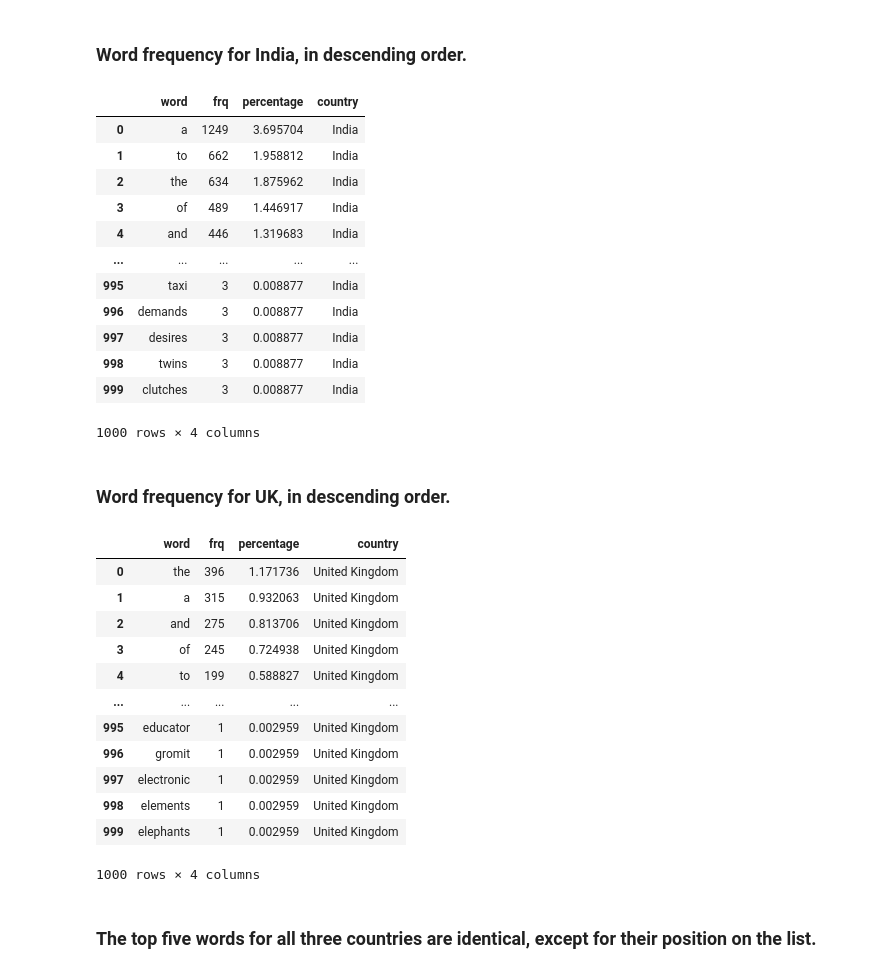
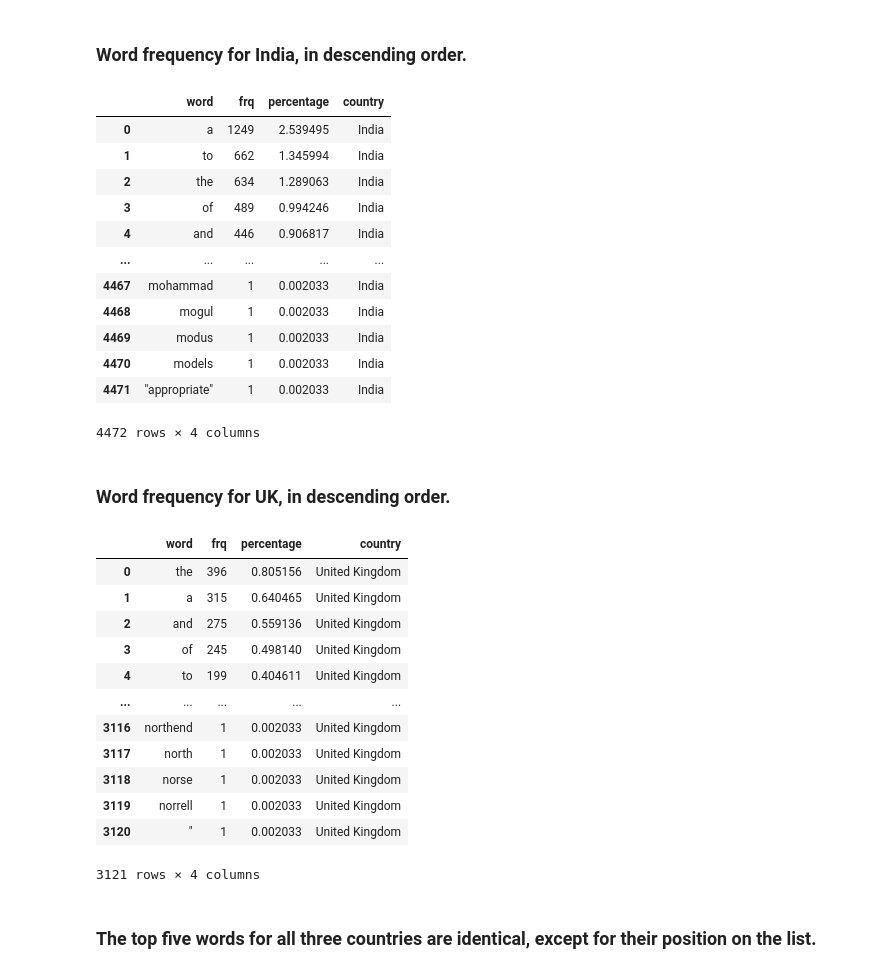
Before and after one commit to jAndrewtomich/Netflix-Data-Analysis, a Jupyter notebook: netflix_data_analysis1.ipynb, the cells around one changed output. Saved outputs shown, nothing was run; the diff lists cells and outputs as text; code cells hidden in the pictures.

```diff
--- a/netflix_data_analysis1.ipynb
+++ b/netflix_data_analysis1.ipynb
@@ -513,7 +518,7 @@ desc_words_df2 = pd.DataFrame(desc_word_list2, columns=['word'])
 desc_words_grp2 = pd.DataFrame(desc_words_df2.groupby('word')['word'].count())
 desc_words_grp2 = desc_words_grp2.rename(columns={'word':'frq'})
 
-top_words_us = pd.DataFrame(desc_words_grp2.frq.sort_values(ascending=False).head(1000), columns=['frq'])
+top_words_us = pd.DataFrame(desc_words_grp2.frq.sort_values(ascending=False), columns=['frq'])
 top_words_us = top_words_us.reset_index() # reset_index() allows us to create a new index beginning from 0 and, ultimately, more easily drop unneccessary columns
 
 top_words_us['percentage'] = top_words_us.frq.map(lambda x: (x / top_words_us.frq.sum()) * 100)
@@ -539,43 +544,43 @@ top_words_us
 # %%
 netflix_india_df = netflix_df[netflix_df.country == 'India']
 
 desc_list3 = []
 for desc in netflix_india_df.description:
     desc = desc.lower()
     desc_list3.append(desc.replace('_', ' ').replace(', ', ' ').replace('.', ' ').replace('-', ' ').split())
 
 desc_word_list3 = []
 for desc in desc_list3:
     for word in desc:
         desc_word_list3.append(word.strip())
 
 desc_word_pd3 = pd.DataFrame(desc_word_list3, columns=['word'])
 
 desc_words_df3 = pd.DataFrame(desc_word_list3, columns=['word'])
 desc_words_grp3 = pd.DataFrame(desc_words_df3.groupby('word')['word'].count())
 desc_words_grp3 = desc_words_grp3.rename(columns={'word':'frq'})
 
-top_words_india = pd.DataFrame(desc_words_grp3.frq.sort_values(ascending=False).head(1000), columns=['frq'])
+top_words_india = pd.DataFrame(desc_words_grp3.frq.sort_values(ascending=False), columns=['frq'])
 top_words_india = top_words_india.reset_index() # reset_index() allows us to create a new index beginning from 0 and, ultimately, more easily drop unneccessary columns
 
 top_words_india['percentage'] = top_words_india.frq.map(lambda x: (x / top_words_us.frq.sum()) * 100)
 top_words_india['country'] = 'India'
 
 top_words_india
 # %% [output]
 |  | word | frq | percentage | country |
-| 0 | a | 1249 | 3.695704 | India |
-| 1 | to | 662 | 1.958812 | India |
-| 2 | the | 634 | 1.875962 | India |
-| 3 | of | 489 | 1.446917 | India |
-| 4 | and | 446 | 1.319683 | India |
+| 0 | a | 1249 | 2.539495 | India |
+| 1 | to | 662 | 1.345994 | India |
+| 2 | the | 634 | 1.289063 | India |
+| 3 | of | 489 | 0.994246 | India |
+| 4 | and | 446 | 0.906817 | India |
 | ... | ... | ... | ... | ... |
-| 995 | taxi | 3 | 0.008877 | India |
-| 996 | demands | 3 | 0.008877 | India |
-| 997 | desires | 3 | 0.008877 | India |
-| 998 | twins | 3 | 0.008877 | India |
-| 999 | clutches | 3 | 0.008877 | India |
+| 4467 | mohammad | 1 | 0.002033 | India |
+| 4468 | mogul | 1 | 0.002033 | India |
+| 4469 | modus | 1 | 0.002033 | India |
+| 4470 | models | 1 | 0.002033 | India |
+| 4471 | "appropriate" | 1 | 0.002033 | India |
-1000 rows × 4 columns
+4472 rows × 4 columns
 # %% [markdown]
 ### Word frequency for UK, in descending order.
 # %%
@@ -597,7 +602,7 @@ desc_words_df4 = pd.DataFrame(desc_word_list4, columns=['word'])
 desc_words_grp4 = pd.DataFrame(desc_words_df4.groupby('word')['word'].count())
 desc_words_grp4 = desc_words_grp4.rename(columns={'word':'frq'})
 
-top_words_uk = pd.DataFrame(desc_words_grp4.frq.sort_values(ascending=False).head(1000), columns=['frq'])
+top_words_uk = pd.DataFrame(desc_words_grp4.frq.sort_values(ascending=False), columns=['frq'])
 top_words_uk = top_words_uk.reset_index() # reset_index() allows us to create a new index beginning from 0 and, ultimately, more easily drop unneccessary columns
 
 top_words_uk['percentage'] = top_words_uk.frq.map(lambda x: (x / top_words_us.frq.sum()) * 100)
@@ -606,18 +611,18 @@ top_words_uk['country'] = 'United Kingdom'
 top_words_uk
 # %% [output]
 |  | word | frq | percentage | country |
-| 0 | the | 396 | 1.171736 | United Kingdom |
-| 1 | a | 315 | 0.932063 | United Kingdom |
-| 2 | and | 275 | 0.813706 | United Kingdom |
-| 3 | of | 245 | 0.724938 | United Kingdom |
-| 4 | to | 199 | 0.588827 | United Kingdom |
+| 0 | the | 396 | 0.805156 | United Kingdom |
+| 1 | a | 315 | 0.640465 | United Kingdom |
+| 2 | and | 275 | 0.559136 | United Kingdom |
+| 3 | of | 245 | 0.498140 | United Kingdom |
+| 4 | to | 199 | 0.404611 | United Kingdom |
 | ... | ... | ... | ... | ... |
-| 995 | educator | 1 | 0.002959 | United Kingdom |
-| 996 | gromit | 1 | 0.002959 | United Kingdom |
-| 997 | electronic | 1 | 0.002959 | United Kingdom |
-| 998 | elements | 1 | 0.002959 | United Kingdom |
-| 999 | elephants | 1 | 0.002959 | United Kingdom |
+| 3116 | northend | 1 | 0.002033 | United Kingdom |
+| 3117 | north | 1 | 0.002033 | United Kingdom |
+| 3118 | norse | 1 | 0.002033 | United Kingdom |
+| 3119 | norrell | 1 | 0.002033 | United Kingdom |
+| 3120 | " | 1 | 0.002033 | United Kingdom |
-1000 rows × 4 columns
+3121 rows × 4 columns
 # %% [markdown]
 ### The top five words for all three countries are identical, except for their position on the list.
 # %% [markdown]
```
Also changed, not shown: parts of 6 cells of this notebook.
